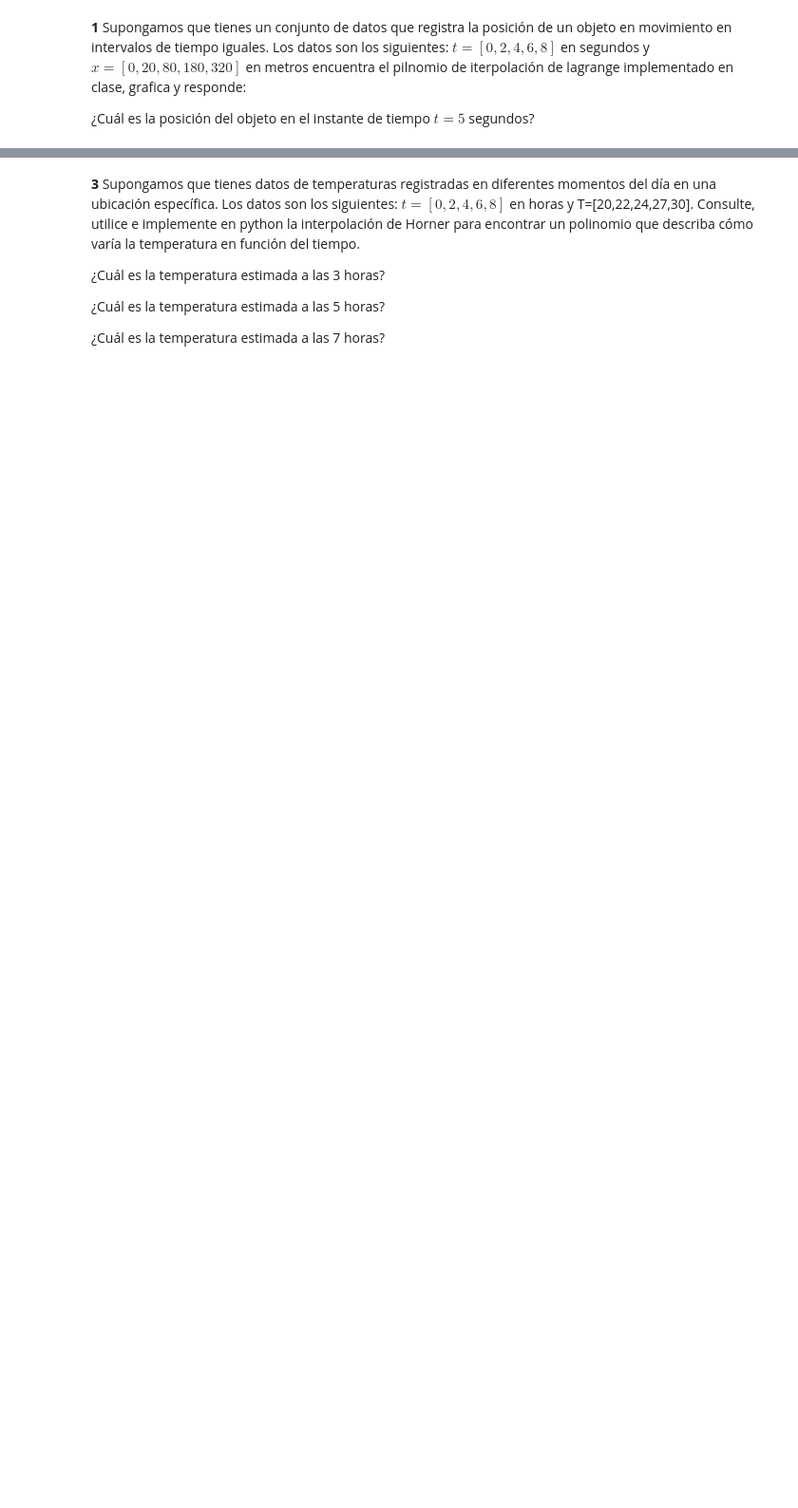
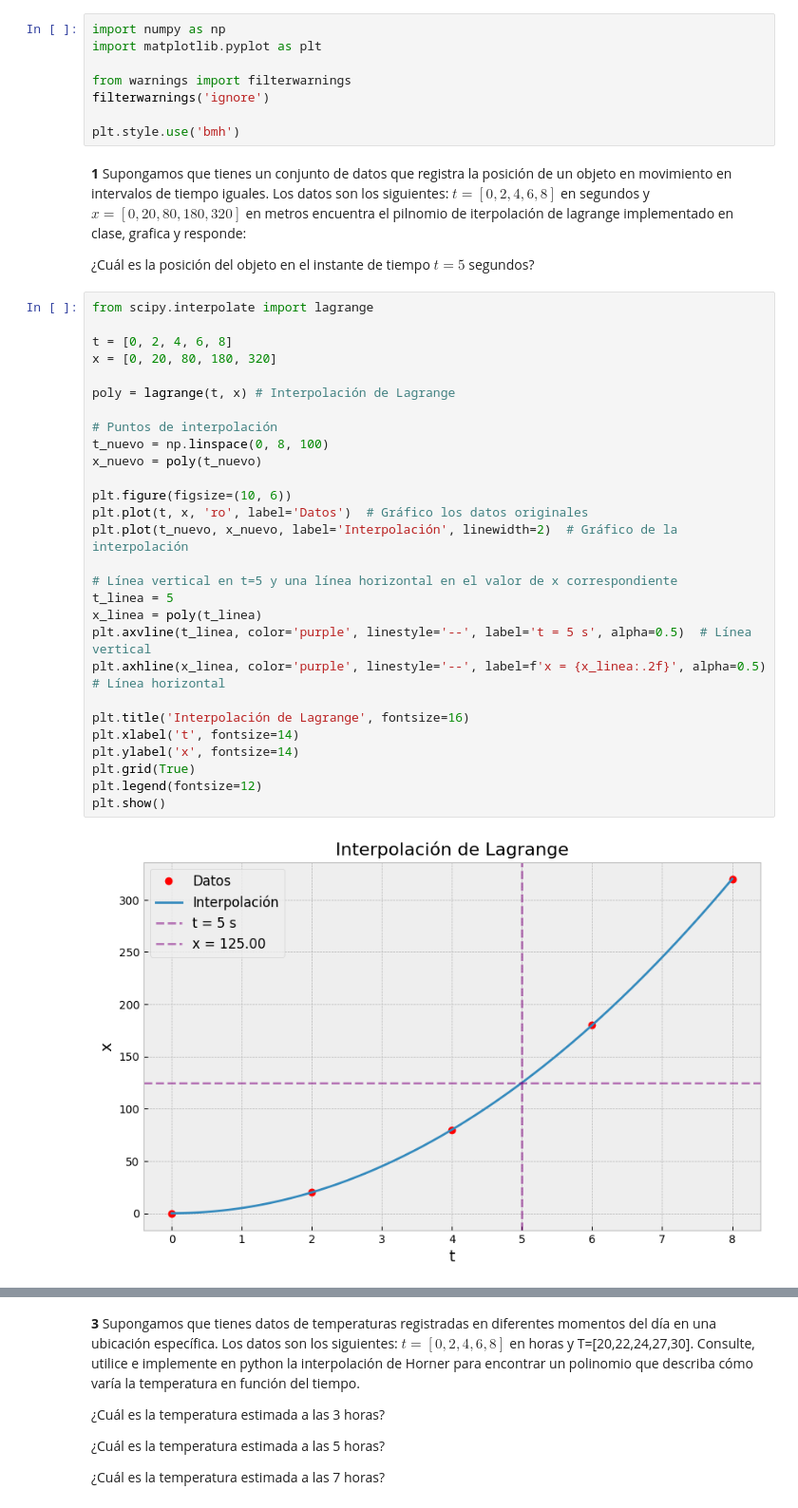
Before and after one commit to estivengrx/computational_methods_physics_astronomy, a Jupyter notebook: Workshops/Taller_03_EstivenCastrillon.ipynb, the cells around one changed output, grey strips where cells are left out. Shown at 95% size. Cells and saved outputs as stored; diff of their text form; blank space fills up the shorter version.

```diff
--- a/Workshops/Taller_03_EstivenCastrillon.ipynb
+++ b/Workshops/Taller_03_EstivenCastrillon.ipynb
@@ -9,7 +9,45 @@
 - Interpolación de Lagrange
 - Interpolación de Newton
 - Interpolacón de Hermite
+# %%
+import numpy as np
+import matplotlib.pyplot as plt
+
+from warnings import filterwarnings
+filterwarnings('ignore')
+
+plt.style.use('bmh')
 # %% [markdown]
 **1** Supongamos que tienes un conjunto de datos que registra la posición de un objeto en movimiento en intervalos de tiempo iguales. Los datos son los siguientes: $t=[0,2,4,6,8]$ en segundos y $x=[0,20,80,180,320]$ en metros encuentra el pilnomio de iterpolación de lagrange implementado en clase, grafica y responde:
 
 ¿Cuál es la posición del objeto en el instante de tiempo $t = 5$ segundos?
+# %%
+from scipy.interpolate import lagrange
+
+t = [0, 2, 4, 6, 8]
+x = [0, 20, 80, 180, 320]
+
+poly = lagrange(t, x) # Interpolación de Lagrange
+
+# Puntos de interpolación
+t_nuevo = np.linspace(0, 8, 100)
+x_nuevo = poly(t_nuevo)
+
+plt.figure(figsize=(10, 6))
+plt.plot(t, x, 'ro', label='Datos')  # Gráfico los datos originales
+plt.plot(t_nuevo, x_nuevo, label='Interpolación', linewidth=2)  # Gráfico de la interpolación
+
+# Línea vertical en t=5 y una línea horizontal en el valor de x correspondiente
+t_linea = 5
+x_linea = poly(t_linea)
+plt.axvline(t_linea, color='purple', linestyle='--', label='t = 5 s', alpha=0.5)  # Línea vertical
+plt.axhline(x_linea, color='purple', linestyle='--', label=f'x = {x_linea:.2f}', alpha=0.5)  # Línea horizontal
+
+plt.title('Interpolación de Lagrange', fontsize=16)
+plt.xlabel('t', fontsize=14)
+plt.ylabel('x', fontsize=14)
+plt.grid(True)
+plt.legend(fontsize=12)
+plt.show()
+# %% [output]
+[figure, added]
```
Also changed, not shown: parts of 5 cells of this notebook.
